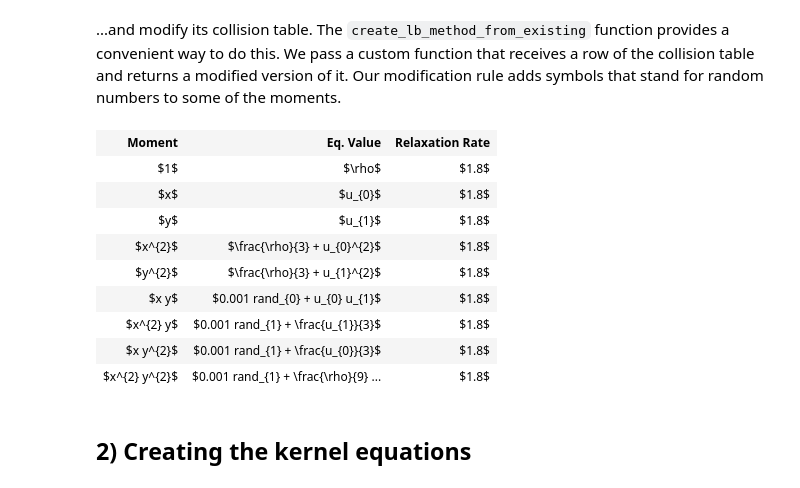
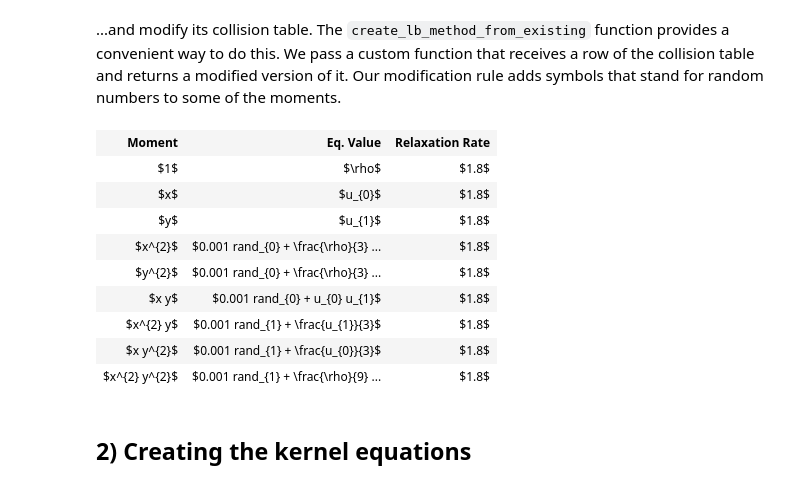
Before and after one commit to mabau/lbmpy, a Jupyter notebook: doc/notebooks/demo_thermalized_lbm.ipynb, the cells around one changed output. Drawn from its saved outputs; the diff is of its cells as text; code cells hidden in the pictures.

```diff
--- a/doc/notebooks/demo_thermalized_lbm.ipynb
+++ b/doc/notebooks/demo_thermalized_lbm.ipynb
@@ -31,23 +31,23 @@ We pass a custom function that receives a row of the collision table and returns
 Our modification rule adds symbols that stand for random numbers to some of the moments.
 # %%
 def modification_func(moment, equilibrium, relaxation_rate):
-    if is_shear_moment(moment):
+    if is_shear_moment(moment, dim=method.dim):
         equilibrium += random_number_symbols[0] * 0.001
     elif get_order(moment) > 2:
         equilibrium += random_number_symbols[1] * 0.001
     return moment, equilibrium, relaxation_rate
 
 
 thermalized_method = create_lb_method_from_existing(method, modification_func)
 thermalized_method.override_weights(method.weights)
 thermalized_method
 # %% [output]
 | Moment | Eq. Value | Relaxation Rate |
 | $1$ | $\rho$ | $1.8$ |
 | $x$ | $u_{0}$ | $1.8$ |
 | $y$ | $u_{1}$ | $1.8$ |
-| $x^{2}$ | $\frac{\rho}{3} + u_{0}^{2}$ | $1.8$ |
-| $y^{2}$ | $\frac{\rho}{3} + u_{1}^{2}$ | $1.8$ |
+| $x^{2}$ | $0.001 rand_{0} + \frac{\rho}{3} ... | $1.8$ |
+| $y^{2}$ | $0.001 rand_{0} + \frac{\rho}{3} ... | $1.8$ |
 | $x y$ | $0.001 rand_{0} + u_{0} u_{1}$ | $1.8$ |
 | $x^{2} y$ | $0.001 rand_{1} + \frac{u_{1}}{3}$ | $1.8$ |
 | $x y^{2}$ | $0.001 rand_{1} + \frac{u_{0}}{3}$ | $1.8$ |
```
Also changed, not shown: parts of 2 cells of this notebook, 9 other files.
